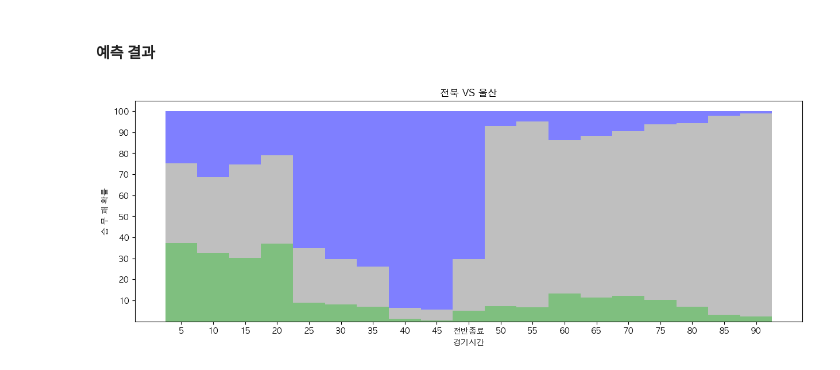
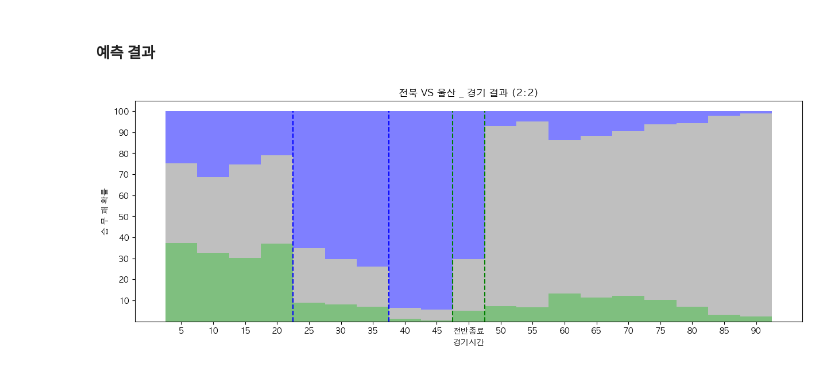
Before and after one commit to jmlee8939/K_league_in_game_win_probability_model, a Jupyter notebook: 4.Application.ipynb, the cells around one changed output. Drawn from its saved outputs; the diff is of its cells as text; code cells hidden in the pictures.

```diff
--- a/4.Application.ipynb
+++ b/4.Application.ipynb
@@ -224,14 +224,18 @@ l = 1 - w - d
 # %%
 fig = plt.figure(figsize=(15,5))
 plt.bar(x=range(1,20), height=w, color='green', alpha=0.5, width=1)
 plt.bar(x=range(1,20), height=d, bottom=w, color ='gray', alpha=0.5, width=1)
 plt.bar(x=range(1,20), height=l, bottom=w+d, color='blue', alpha=0.5, width=1)
 
 plt.xticks(range(1,20), [5, 10, 15, 20, 25, 30, 35, 40, 45, '전반종료',
                          50, 55, 60, 65, 70, 75, 80, 85, 90])
 plt.xlabel('경기시간')
 plt.yticks(np.arange(0.1,1.1,0.1), [10, 20, 30, 40, 50, 60, 70, 80, 90, 100])
 plt.ylabel('승 무 패 확률')
-plt.title('전북 VS 울산');
+plt.vlines(4.5, ymin=0, ymax=1, linestyles='dashed', colors='blue')
+plt.vlines(7.5, ymin=0, ymax=1, linestyles='dashed', colors='blue')
+plt.vlines(9.5, ymin=0, ymax=1, linestyles='dashed', colors='green')
+plt.vlines(10.5, ymin=0, ymax=1, linestyles='dashed', colors='green')
+plt.title('전북 VS 울산 _ 경기 결과 (2:2)');
 # %% [output]
-[figure, old version]
+[figure, new version]
```
